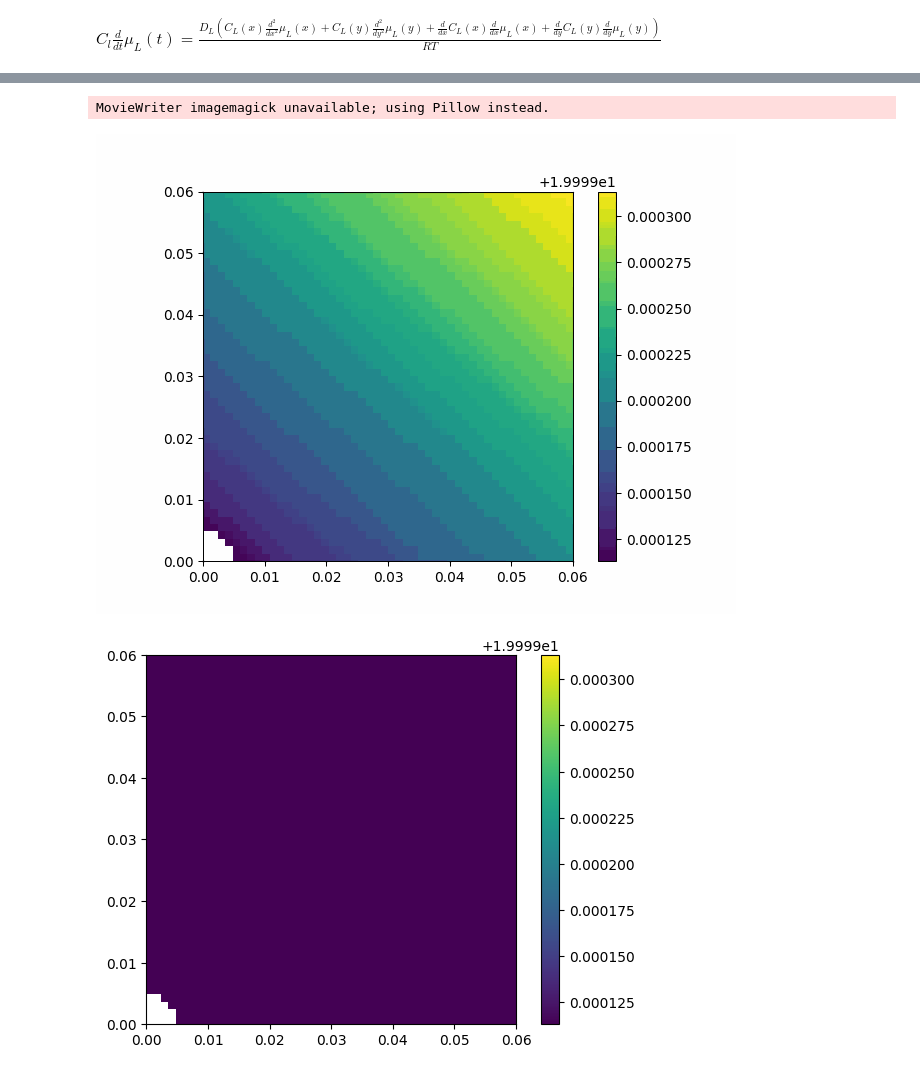
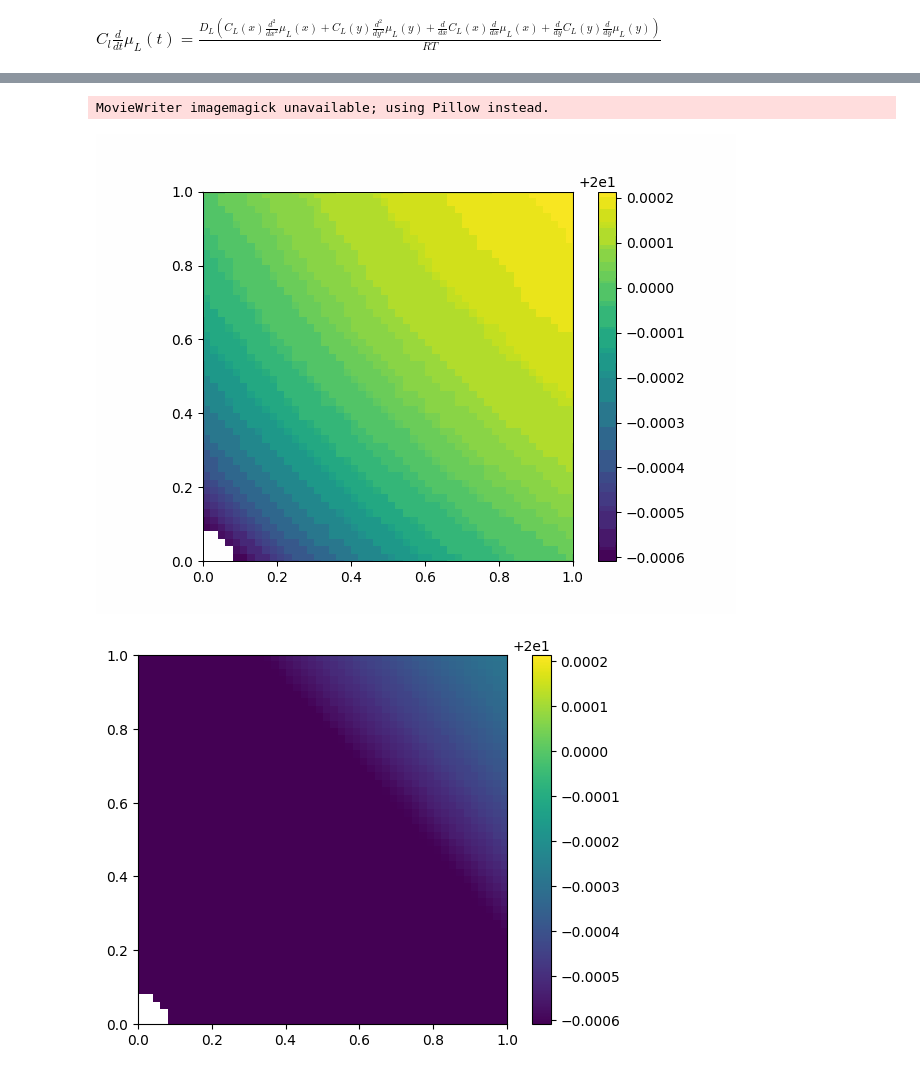
Before and after one commit to Daniel19993099/PINN_testing, a Jupyter notebook: PINN_0.2.16.ipynb, the cells around one changed output, grey strips where cells are left out. Cells and saved outputs as stored; diff of their text form; code cells hidden in the pictures.

```diff
--- a/PINN_0.2.16.ipynb
+++ b/PINN_0.2.16.ipynb
@@ -165,8 +165,8 @@ Saving test data to c:\Users\yesda\Tiedostot\PINN_testing\test.dat ...
 # %%
 #Plot
-length=6e-2
+length=1
 resolution =50
-radius = 4e-3
+radius = 4e-3/6e-2
 time=1
 t= np.linspace(0, time, resolution)
 x = np.linspace(0, length, resolution)
@@ -175,32 +175,32 @@ data = np.zeros((resolution,resolution, resolution))
 # Generate frames for each time step
 for h in range(resolution):
     for i in range(resolution):
         for j in range(resolution):
             # Pass individual x, y, t values to model.predict()
              prediction= model2.predict([[x[i], y[j], t[h]]])[0][0]
              data[i, j , h]=prediction
              if (x[i]**2 + y[j]**2) < radius**2:
                  data[i,j,h]=None
     # Apply mask for the central hole
 
 
 
 # Initialize the plot
 fig, ax = plt.subplots()
 contour = ax.imshow(data[:,:,0], extent=[0, length, 0, length], origin="lower", cmap="viridis")
 fig.colorbar(contour)
 
 # Update function for each frame
 def update(frame):
     contour.set_data(data[:,:,frame])
     return [contour]
 
 # Create the animation
 anim = FuncAnimation(fig, update, frames=resolution, interval=500, blit=True)
 anim.save("animation.gif", writer="imagemagick")
 # Display the animation
 display(Image(filename="animation.gif"))
 # %% [output]
 MovieWriter imagemagick unavailable; using Pillow instead.
-[figure, old version]
+[figure, new version]
-[figure, old version]
+[figure, new version]
```
Also changed, not shown: parts of 2 cells of this notebook, 11 other files.
